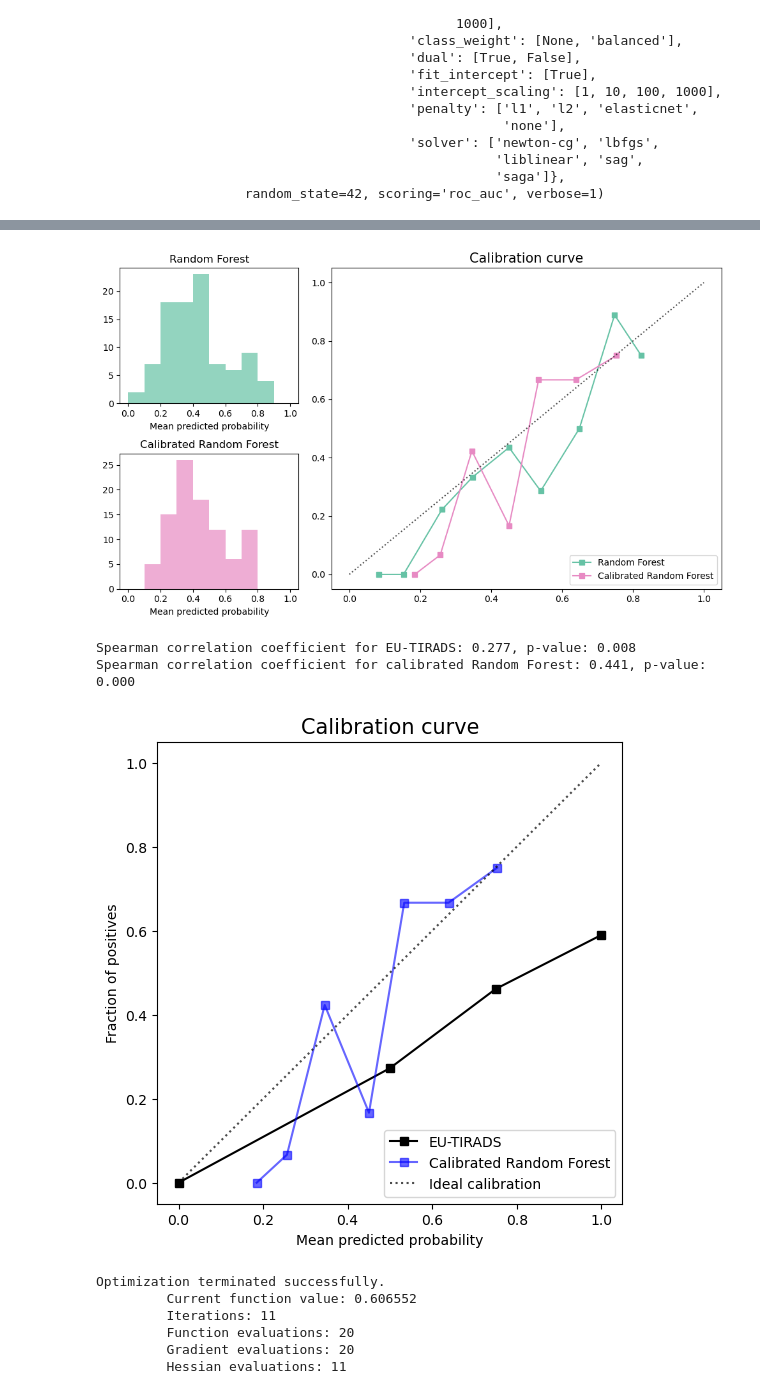
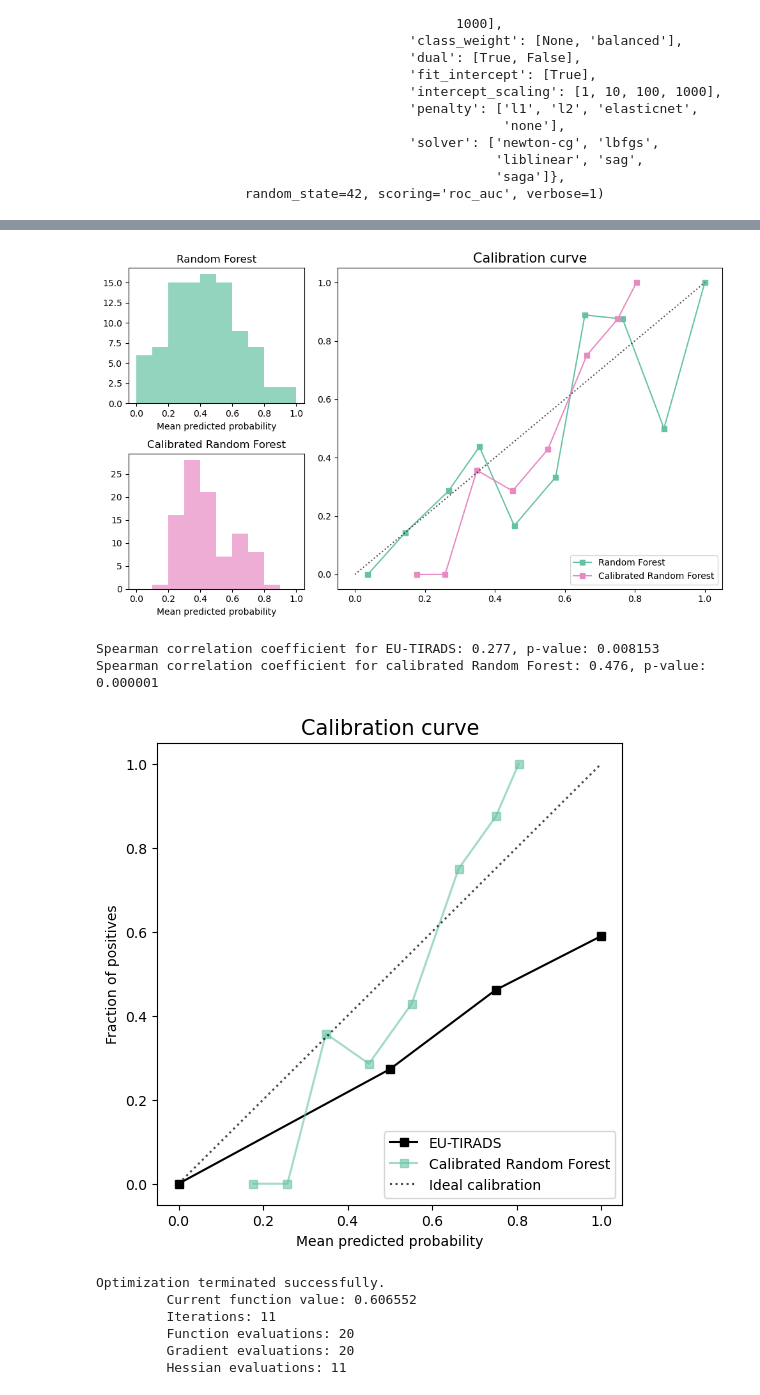
Before and after one commit to valentynbez/thyroid_2023, a Jupyter notebook: analysis.ipynb, the cells around one changed output, grey strips where cells are left out. Cells and saved outputs as stored; diff of their text form; code cells hidden in the pictures.

```diff
--- a/analysis.ipynb
+++ b/analysis.ipynb
@@ -565,7 +565,7 @@ predictors = ["age",
               "anteroposterior",
               "longitudinal",
               "calc",
-            #   "microcalc",
+              "microcalc",
               "thyr_vol",
               "tsh",
 #              "thyr_diagnosis",
@@ -947,42 +958,45 @@ plt.tight_layout()
 # save figure
 fig.savefig("figures/calibration_curves.png", dpi=1200, bbox_inches="tight");
 # %% [output]
-[figure, old version]
+[figure, new version]
 # %%
 from scipy.stats import spearmanr
+
 # normalize EU-TIRADS for the range of 0-1
 full["eu_tirads_norm"] = (full["eu_tirads"] - 1) / (full["eu_tirads"].max() - 1)
 
 # plot calibration curve for EU-TIRADS
 fig, ax = plt.subplots(figsize=(6, 6))
 fraction_of_positives, mean_predicted_value = calibration_curve(full["malignancy"], full["eu_tirads_norm"], n_bins=10)
 # replace last predicted value with 1
 mean_predicted_value[-1] = 1
 # insert values at 0
 mean_predicted_value = np.insert(mean_predicted_value, 0, 0)
 fraction_of_positives = np.insert(fraction_of_positives, 0, 0)
 ax.plot(mean_predicted_value, fraction_of_positives, "s-", label="EU-TIRADS", color="black")
 # calibration curve for calibrated RF
 fraction_of_positives, mean_predicted_value = calibration_curve(y_test, calibrated_rf.predict_proba(X_test)[:, 1], n_bins=10)
-ax.plot(mean_predicted_value, fraction_of_positives, "s-", label="Calibrated Random Forest", color="blue", alpha=0.6)
+# select first color from Set2
+color = sns.color_palette("Set2")[0]
+ax.plot(mean_predicted_value, fraction_of_positives, "s-", label="Calibrated Random Forest", color=color, alpha=0.6)
 
 ax.plot([0, 1], [0, 1], "k:", label="Ideal calibration", alpha=0.7)
 
 ax.set_title("Calibration curve", fontsize=15)
 ax.set_xlabel("Mean predicted probability")
 ax.set_ylabel("Fraction of positives")
 ax.legend(loc="lower right")
 
 coef, p = spearmanr(full.loc[X_test.index]["eu_tirads_norm"], y_test, nan_policy="omit")
-print(f"Spearman correlation coefficient for EU-TIRADS: {coef:.3f}, p-value: {p:.3f}")
+print(f"Spearman correlation coefficient for EU-TIRADS: {coef:.3f}, p-value: {p:.6f}")
 coef, p = spearmanr(calibrated_rf.predict_proba(X_test)[:, 1], y_test, nan_policy="omit")
-print(f"Spearman correlation coefficient for calibrated Random Forest: {coef:.3f}, p-value: {p:.3f}")
+print(f"Spearman correlation coefficient for calibrated Random Forest: {coef:.3f}, p-value: {p:.6f}")
 
 fig.savefig("figures/calibration_curves_eu_tirads.png", dpi=1200, bbox_inches="tight");
 # %% [output]
-Spearman correlation coefficient for EU-TIRADS: 0.277, p-value: 0.008
-Spearman correlation coefficient for calibrated Random Forest: 0.441, p-value: 0.000
+Spearman correlation coefficient for EU-TIRADS: 0.277, p-value: 0.008153
+Spearman correlation coefficient for calibrated Random Forest: 0.476, p-value: 0.000001
-[figure, old version]
+[figure, new version]
 # %%
 model = sm.Logit(y_train, X_train).fit(method='ncg', maxiter=8000)
 # %% [output]
```
Also changed, not shown: parts of 11 cells of this notebook, 3 other files.
